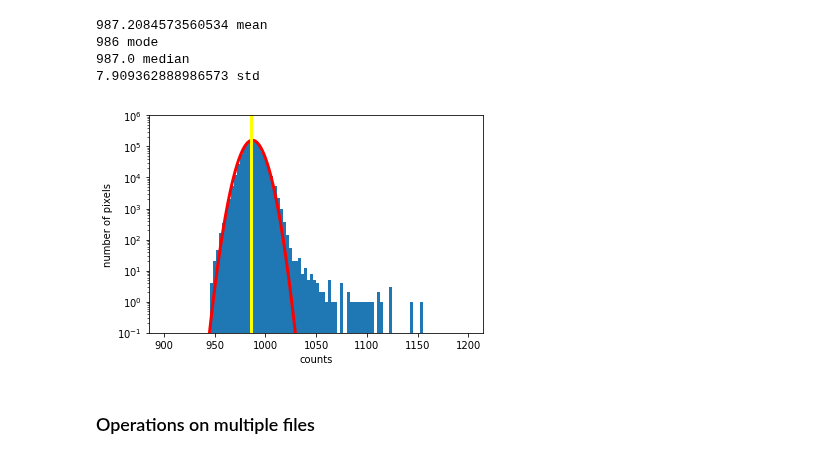
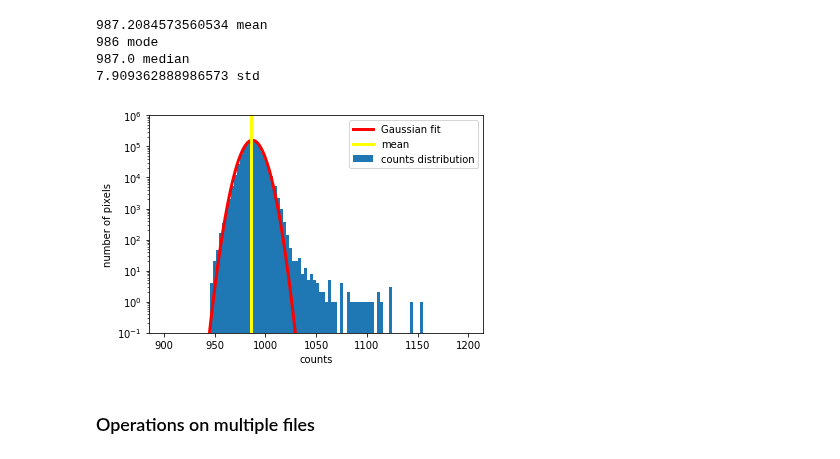
Before and after one commit to sibirrer/PHY517_AST443, a Jupyter notebook: tutorials/FITS images in python.ipynb, the cells around one changed output. Cells and saved outputs as stored; diff of their text form; code cells hidden in the pictures.

```diff
--- a/tutorials/FITS images in python.ipynb
+++ b/tutorials/FITS images in python.ipynb
@@ -154,32 +156,33 @@ print(np.std(clippedvalues), "std")
 # %%
 ### overplot a normal distribution, as specified by the mean and standard deviation
 
 cmin=900
 cmax=1200
 nbins=100
 normalization=(cmax-cmin)/nbins*len(countvalues[(countvalues>=cmin) & (countvalues<=cmax)])
 
 clipmin=cmin
 clipmax=1100
 clippedvalues = countvalues[(countvalues>=clipmin) & (countvalues<=clipmax)]
 
 mu=np.mean(clippedvalues)
 sig=np.std(clippedvalues)
 mode=stats.mode(clippedvalues)[0][0]
 
 xarray=np.linspace(cmin,cmax,nbins*10)
 yarray=normalization*norm.pdf(xarray,loc=mu, scale=sig)
 
-plt.hist(countvalues,range=[cmin,cmax], bins=nbins);
+plt.hist(countvalues,range=[cmin,cmax], bins=nbins, label="counts distribution");
 plt.yscale('log')
 plt.ylim([0.1,1e6])
-plt.plot(xarray,yarray,color="red",linewidth=3.0)
-plt.axvline(x=mode,linewidth=3.0,color="yellow")
+plt.plot(xarray,yarray,color="red",linewidth=3.0, label="Gaussian fit")
+plt.axvline(x=mode,linewidth=3.0,color="yellow", label="mean")
 plt.xlabel("counts")
 plt.ylabel("number of pixels")
+plt.legend()
 plt.show()
 # %% [output]
-[figure, old version]
+[figure, new version]
 # %% [markdown]
 ### Operations on multiple files
 # %%
```
Also changed, not shown: parts of 1 cell of this notebook, 1 other file.
